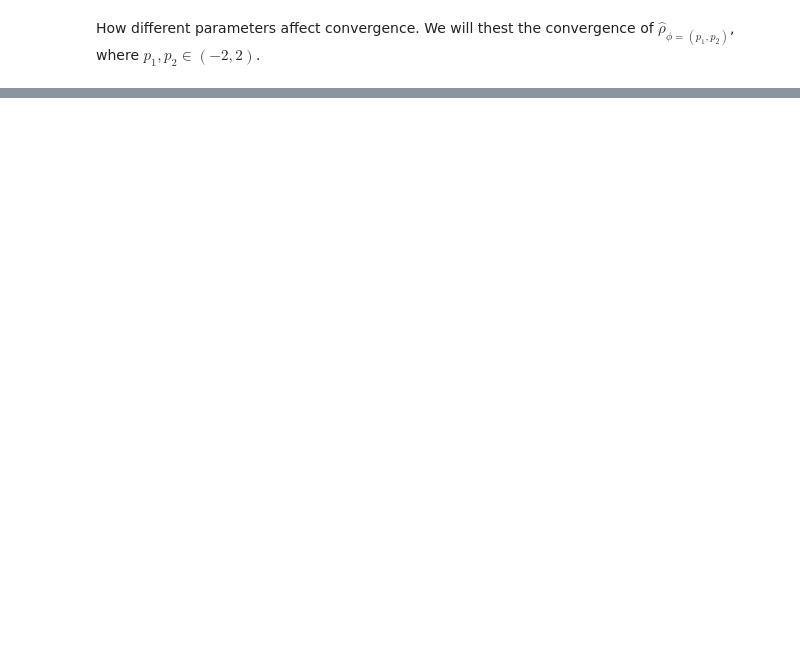
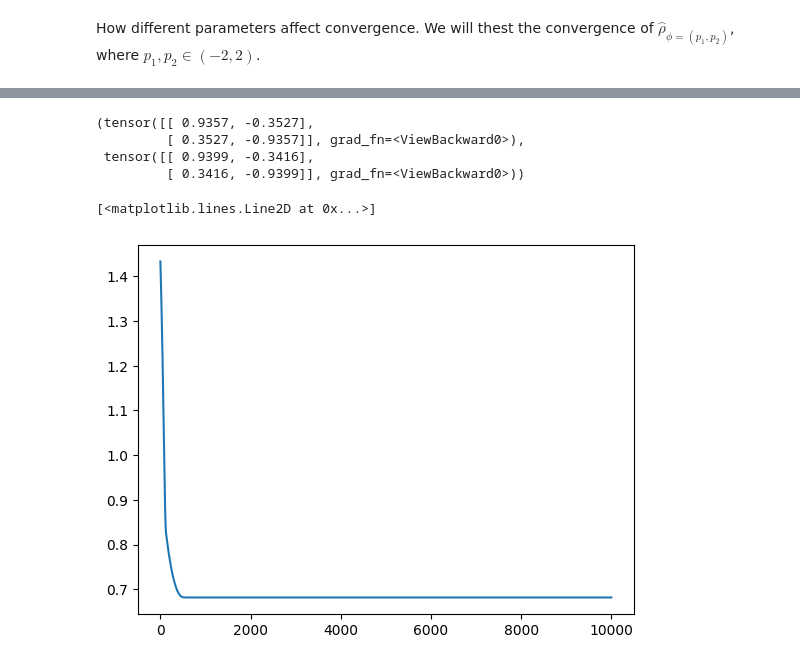
Before and after one commit to urhprimozic/gofi, a Jupyter notebook: src/analysis.ipynb, the cells around one changed output, grey strips where cells are left out. Drawn from its saved outputs; the diff is of its cells as text; code cells hidden in the pictures; blank space fills up the shorter version.

```diff
--- a/src/analysis.ipynb
+++ b/src/analysis.ipynb
@@ -180,0 +216,10 @@ plot_results(run_name, -0.5,0.5,100,model)
+# %%
+from demo_S3_O2 import param_to_matrix as param_to_matrix_S3_O2
+from demo_S3_O2 import loss_function as loss_function_S3_O2
+
+model = GeneratorModel(demo_S3, dim=2, params_shape=torch.Size([2,1]) ,param_to_matrix=param_to_matrix_S3_O2)
+
+
+opt = torch.optim.Adam(model.parameters(), lr=0.001, weight_decay=1e-4)
+scheduler = torch.optim.lr_scheduler.ReduceLROnPlateau(opt, 'min')
+losses, converged = training_loop(model, opt, 10000, loss_function_S3_O2, verbose=True, loading_bar=True, scheduler=scheduler )
@@ -180,0 +228,12 @@ plot_results(run_name, -0.5,0.5,100,model)
+# %%
+model([0]), model([1])
+# %% [output]
+(tensor([[ 0.9357, -0.3527],
+         [ 0.3527, -0.9357]], grad_fn=<ViewBackward0>),
+ tensor([[ 0.9399, -0.3416],
+         [ 0.3416, -0.9399]], grad_fn=<ViewBackward0>))
+# %%
+plt.plot(losses, label="Loss")
+# %% [output]
+[<matplotlib.lines.Line2D at 0x...>]
+[figure, added]
```
Also changed, not shown: parts of 6 cells of this notebook, 15 other files.
